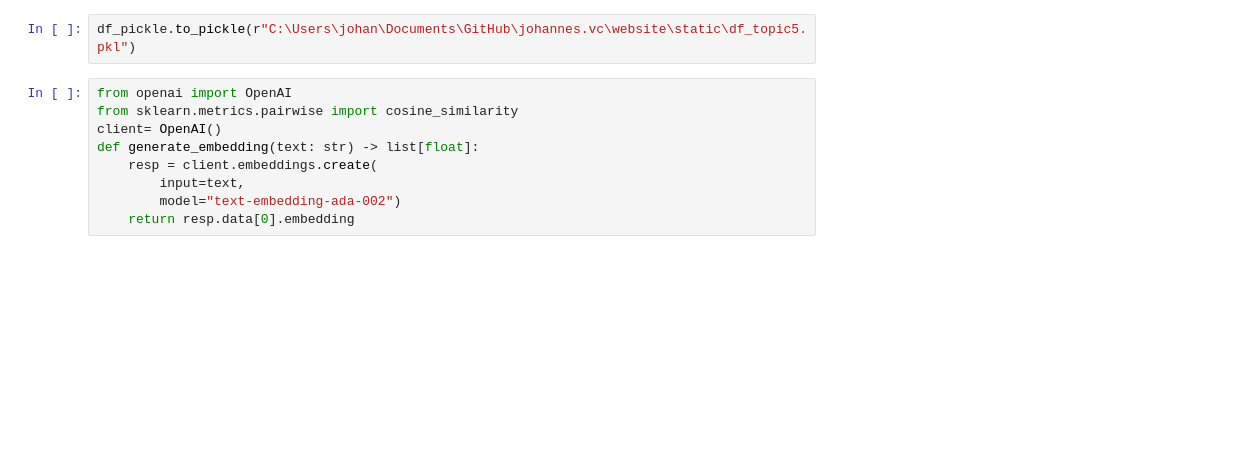
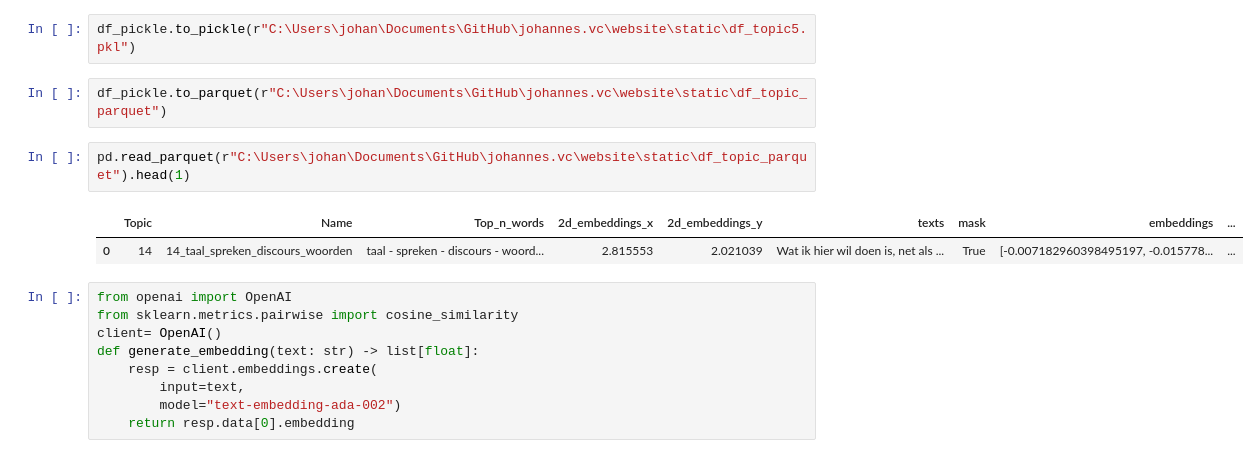
Before and after one commit to JohannesVC/notebooks, a Jupyter notebook: NLP/NLP for Word file/7. filter for public access.ipynb, the cells around one changed output. Drawn from its saved outputs; the diff is of its cells as text; blank space fills up the shorter version.

```diff
--- a/NLP/NLP for Word file/7. filter for public access.ipynb
+++ b/NLP/NLP for Word file/7. filter for public access.ipynb
@@ -471,6 +454,13 @@ memory usage: 136.3+ KB
 df_pickle = pd.read_pickle(r"C:\Users\johan\Documents\GitHub\johannes.vc\website\static\df_topic5.pkl")
 # %%
 df_pickle.to_pickle(r"C:\Users\johan\Documents\GitHub\johannes.vc\website\static\df_topic5.pkl")
+# %%
+df_pickle.to_parquet(r"C:\Users\johan\Documents\GitHub\johannes.vc\website\static\df_topic_parquet")
+# %%
+pd.read_parquet(r"C:\Users\johan\Documents\GitHub\johannes.vc\website\static\df_topic_parquet").head(1)
+# %% [output]
+|  | Topic | Name | Top_n_words | 2d_embeddings_x | 2d_embeddings_y | texts | mask | embeddings | ... |
+| 0 | 14 | 14_taal_spreken_discours_woorden | taal - spreken - discours - woord... | 2.815553 | 2.021039 | Wat ik hier wil doen is, net als ... | True | [-0.007182960398495197, -0.015778... | ... |
 # %%
 from openai import OpenAI
 from sklearn.metrics.pairwise import cosine_similarity
```
Also changed, not shown: parts of 2 cells of this notebook, 39 other files.
